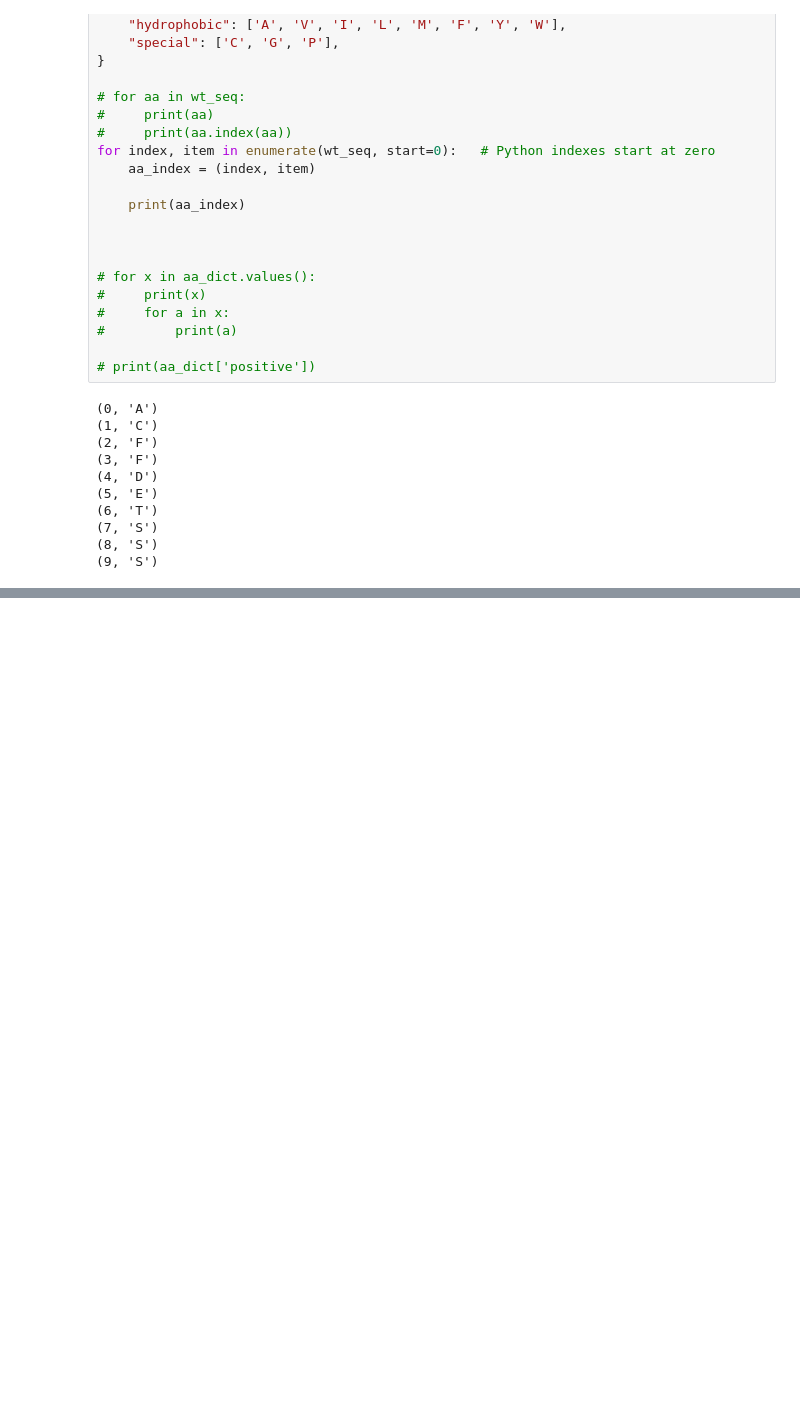
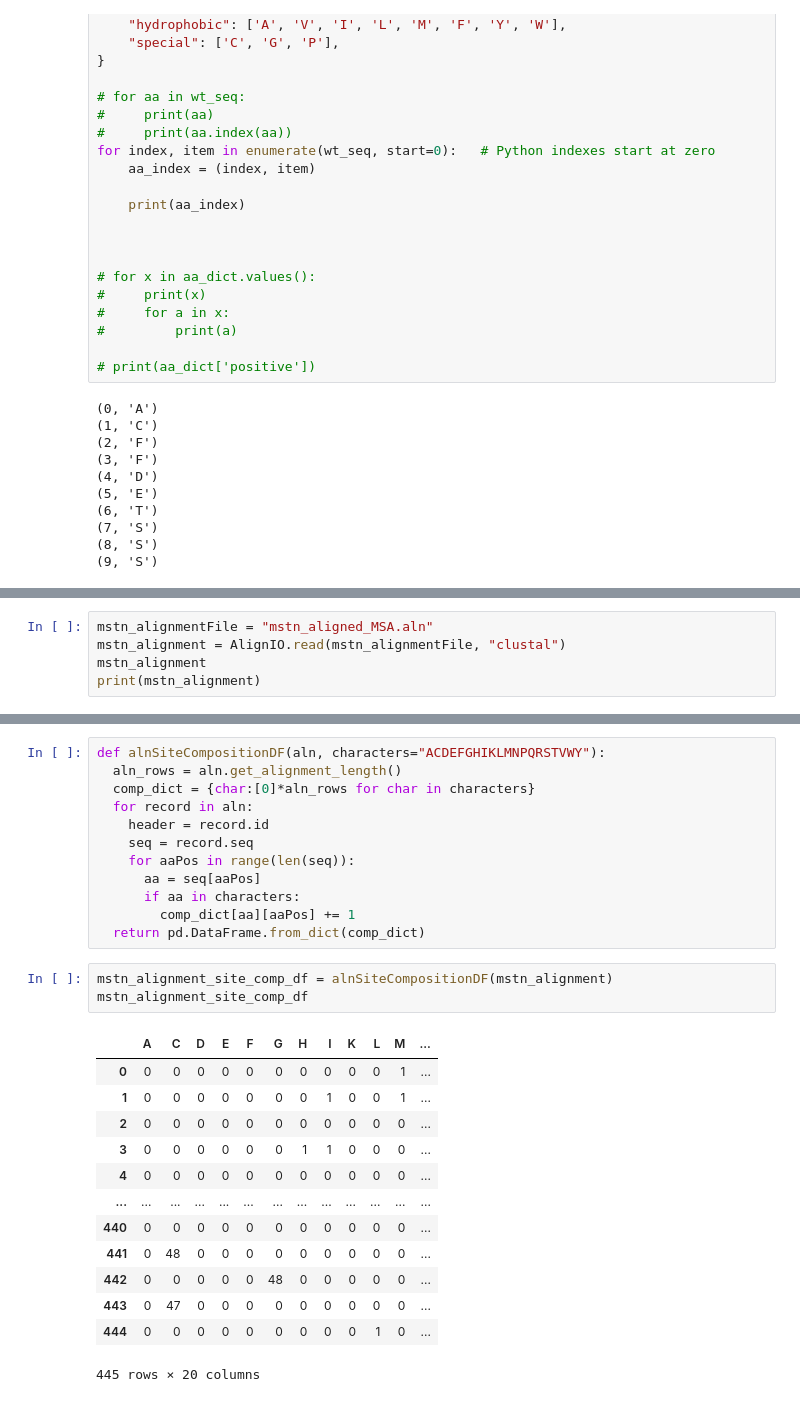
Before and after one commit to wunfuntin/uniprot, a Jupyter notebook: scratch.ipynb, the cells around one changed output, grey strips where cells are left out. Cells and saved outputs as stored; diff of their text form; blank space fills up the shorter version.

```diff
--- a/scratch.ipynb
+++ b/scratch.ipynb
@@ -52,0 +46,5 @@ for index, item in enumerate(wt_seq, start=0):   # Python indexes start at zero
+# %%
+mstn_alignmentFile = "mstn_aligned_MSA.aln"
+mstn_alignment = AlignIO.read(mstn_alignmentFile, "clustal")
+mstn_alignment
+print(mstn_alignment)
@@ -52,0 +69,29 @@ for index, item in enumerate(wt_seq, start=0):   # Python indexes start at zero
+# %%
+def alnSiteCompositionDF(aln, characters="ACDEFGHIKLMNPQRSTVWY"):
+  aln_rows = aln.get_alignment_length()
+  comp_dict = {char:[0]*aln_rows for char in characters}
+  for record in aln:
+    header = record.id
+    seq = record.seq
+    for aaPos in range(len(seq)):
+      aa = seq[aaPos]
+      if aa in characters:
+        comp_dict[aa][aaPos] += 1
+  return pd.DataFrame.from_dict(comp_dict)
+# %%
+mstn_alignment_site_comp_df = alnSiteCompositionDF(mstn_alignment)
+mstn_alignment_site_comp_df
+# %% [output]
+|  | A | C | D | E | F | G | H | I | K | L | M | ... |
+| 0 | 0 | 0 | 0 | 0 | 0 | 0 | 0 | 0 | 0 | 0 | 1 | ... |
+| 1 | 0 | 0 | 0 | 0 | 0 | 0 | 0 | 1 | 0 | 0 | 1 | ... |
+| 2 | 0 | 0 | 0 | 0 | 0 | 0 | 0 | 0 | 0 | 0 | 0 | ... |
+| 3 | 0 | 0 | 0 | 0 | 0 | 0 | 1 | 1 | 0 | 0 | 0 | ... |
+| 4 | 0 | 0 | 0 | 0 | 0 | 0 | 0 | 0 | 0 | 0 | 0 | ... |
+| ... | ... | ... | ... | ... | ... | ... | ... | ... | ... | ... | ... | ... |
+| 440 | 0 | 0 | 0 | 0 | 0 | 0 | 0 | 0 | 0 | 0 | 0 | ... |
+| 441 | 0 | 48 | 0 | 0 | 0 | 0 | 0 | 0 | 0 | 0 | 0 | ... |
+| 442 | 0 | 0 | 0 | 0 | 0 | 48 | 0 | 0 | 0 | 0 | 0 | ... |
+| 443 | 0 | 47 | 0 | 0 | 0 | 0 | 0 | 0 | 0 | 0 | 0 | ... |
+| 444 | 0 | 0 | 0 | 0 | 0 | 0 | 0 | 0 | 0 | 1 | 0 | ... |
+445 rows × 20 columns
```
Also changed, not shown: parts of 5 cells of this notebook, 5 other files.
